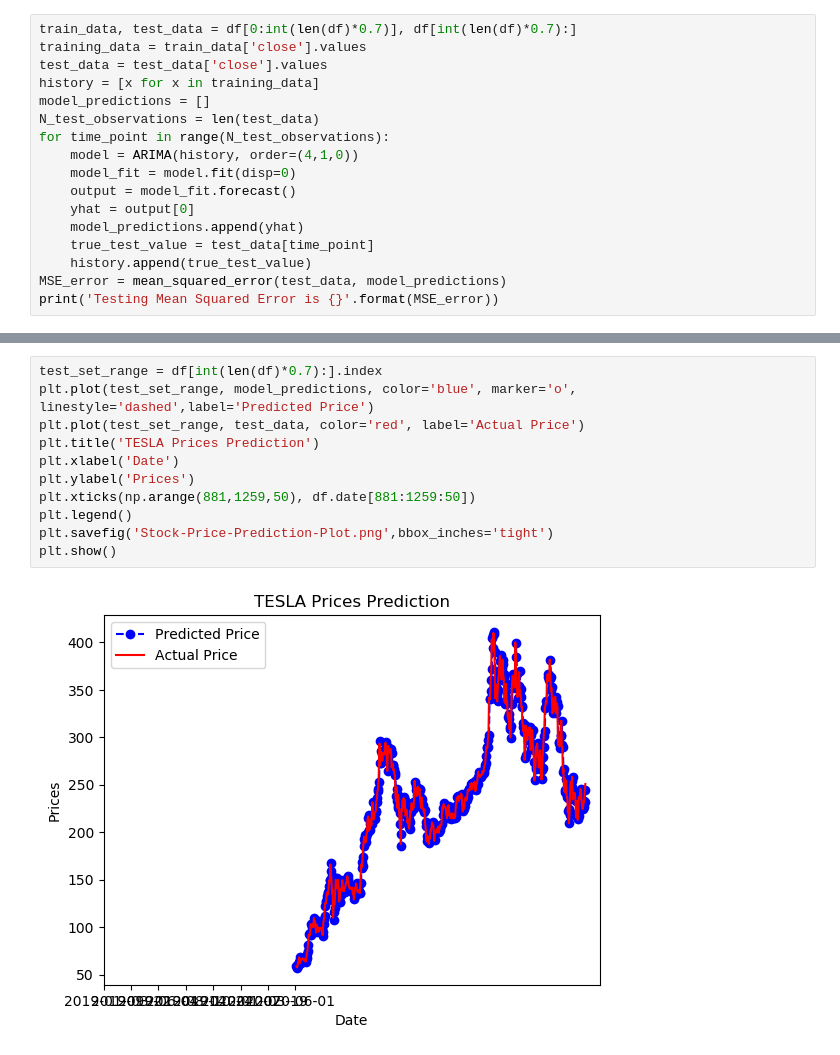
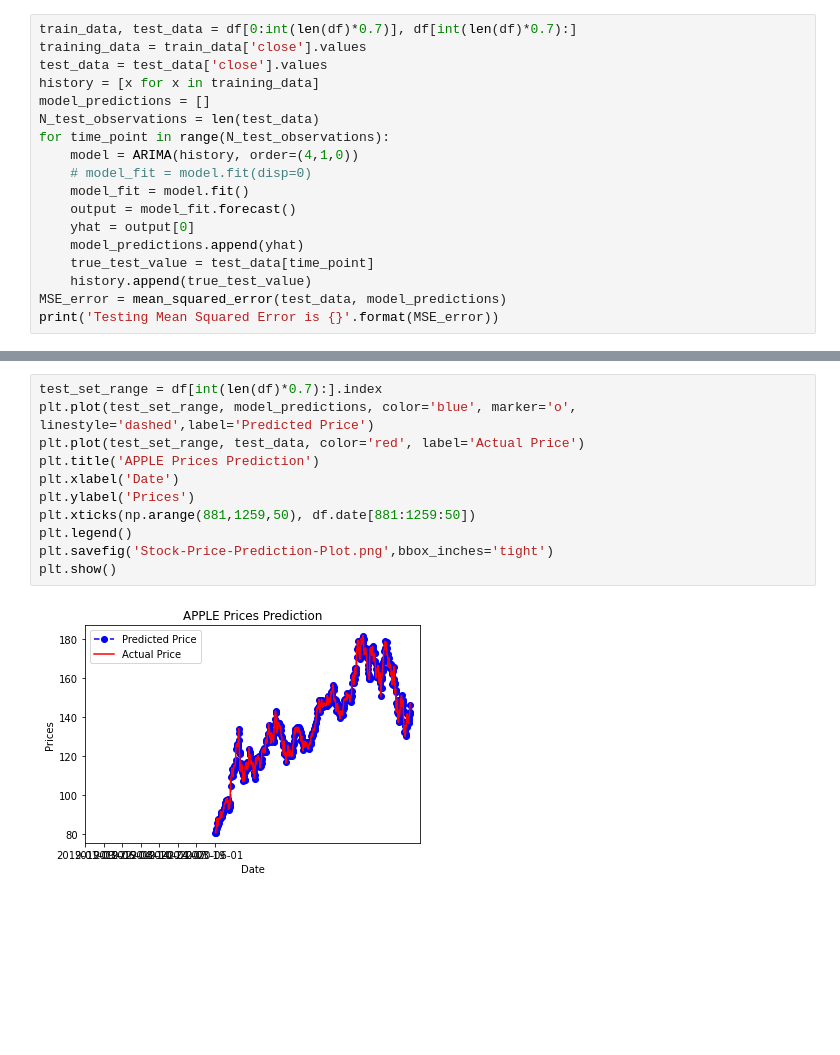
Before and after one commit to zeta1178/FinTech-Project2, a Jupyter notebook: Time-Series-Forecasting.ipynb, the cells around one changed output, grey strips where cells are left out. Drawn from its saved outputs; the diff is of its cells as text; blank space fills up the shorter version.

```diff
--- a/Time-Series-Forecasting.ipynb
+++ b/Time-Series-Forecasting.ipynb
@@ -72,7 +71,8 @@ model_predictions = []
 N_test_observations = len(test_data)
 for time_point in range(N_test_observations):
     model = ARIMA(history, order=(4,1,0))
-    model_fit = model.fit(disp=0)
+    # model_fit = model.fit(disp=0)
+    model_fit = model.fit()
     output = model_fit.forecast()
     yhat = output[0]
     model_predictions.append(yhat)
@@ -85,13 +85,13 @@ Testing Mean Squared Error is 99.75410688786198
 # %%
 test_set_range = df[int(len(df)*0.7):].index
 plt.plot(test_set_range, model_predictions, color='blue', marker='o', linestyle='dashed',label='Predicted Price')
 plt.plot(test_set_range, test_data, color='red', label='Actual Price')
-plt.title('TESLA Prices Prediction')
+plt.title('APPLE Prices Prediction')
 plt.xlabel('Date')
 plt.ylabel('Prices')
 plt.xticks(np.arange(881,1259,50), df.date[881:1259:50])
 plt.legend()
 plt.savefig('Stock-Price-Prediction-Plot.png',bbox_inches='tight')
 plt.show()
 # %% [output]
-[figure, old version]
+[figure, new version]
```
Also changed, not shown: parts of 6 cells of this notebook, 5 other files.
